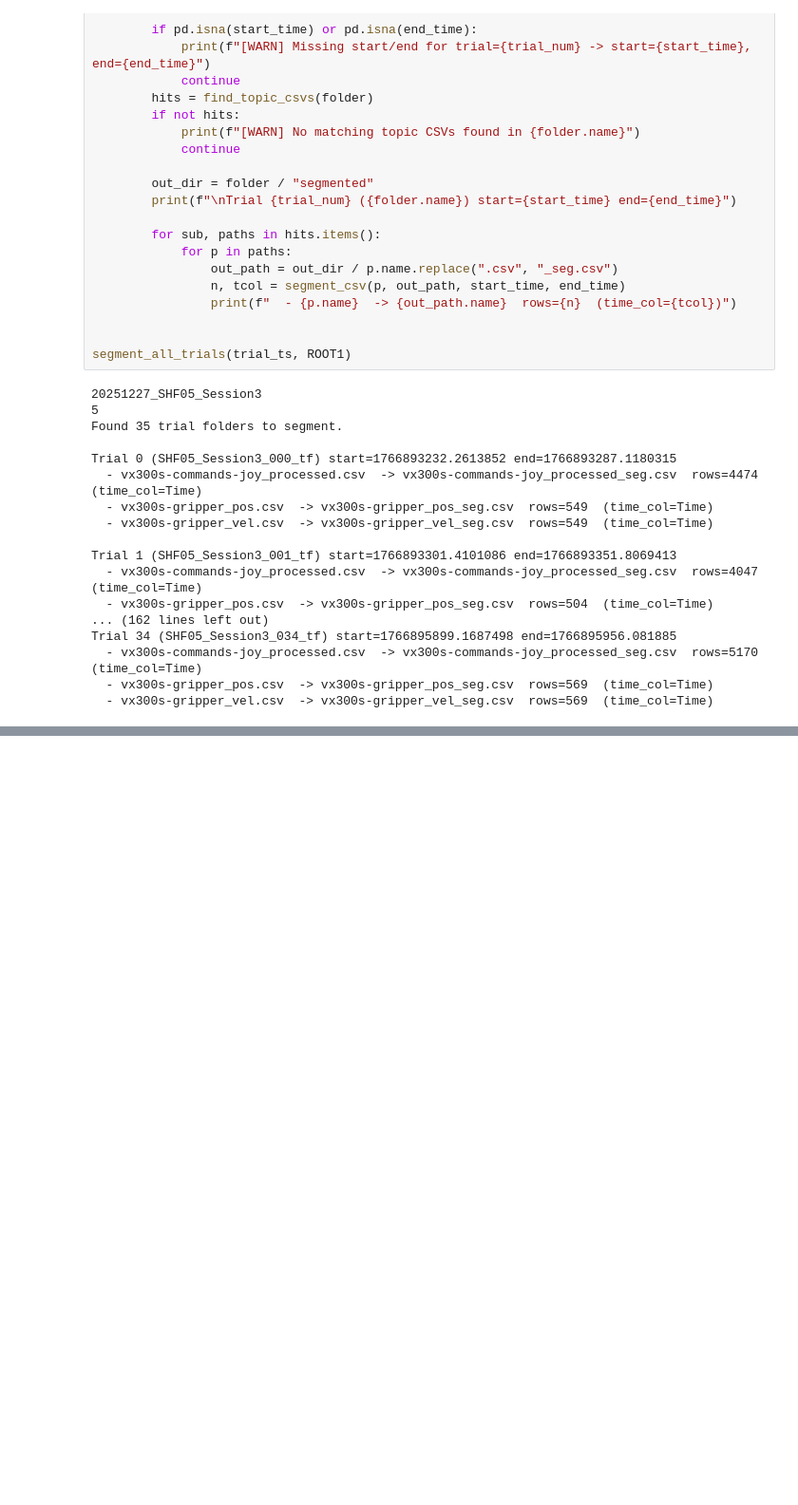
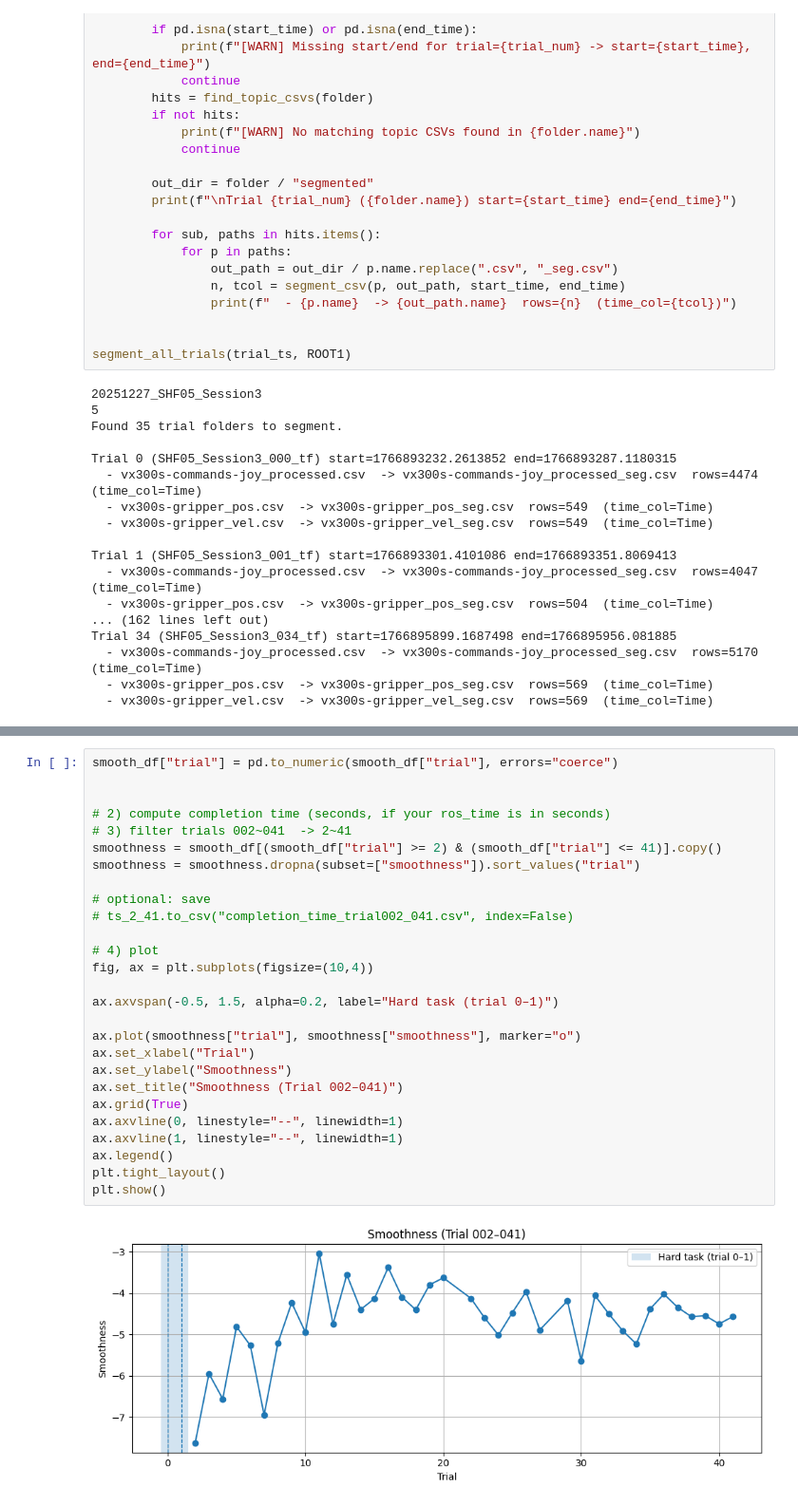
Before and after one commit to KylerHong/Morpheus_Haptic_Sleeve, a Jupyter notebook: Segmentation.ipynb, the cells around one changed output, grey strips where cells are left out. Shown at 95% size. Drawn from its saved outputs; the diff is of its cells as text; blank space fills up the shorter version.

```diff
--- a/Segmentation.ipynb
+++ b/Segmentation.ipynb
@@ -368,0 +958,29 @@ Trial 34 (SHF05_Session3_034_tf) start=1766895899.1687498 end=1766895956.081885
+# %%
+smooth_df["trial"] = pd.to_numeric(smooth_df["trial"], errors="coerce")
+
+
+# 2) compute completion time (seconds, if your ros_time is in seconds)
+# 3) filter trials 002~041  -> 2~41
+smoothness = smooth_df[(smooth_df["trial"] >= 2) & (smooth_df["trial"] <= 41)].copy()
+smoothness = smoothness.dropna(subset=["smoothness"]).sort_values("trial")
+
+# optional: save
+# ts_2_41.to_csv("completion_time_trial002_041.csv", index=False)
+
+# 4) plot
+fig, ax = plt.subplots(figsize=(10,4))
+
+ax.axvspan(-0.5, 1.5, alpha=0.2, label="Hard task (trial 0–1)")
+
+ax.plot(smoothness["trial"], smoothness["smoothness"], marker="o")
+ax.set_xlabel("Trial")
+ax.set_ylabel("Smoothness")
+ax.set_title("Smoothness (Trial 002–041)")
+ax.grid(True)
+ax.axvline(0, linestyle="--", linewidth=1)
+ax.axvline(1, linestyle="--", linewidth=1)
+ax.legend()
+plt.tight_layout()
+plt.show()
+# %% [output]
+[figure, added]
```
Also changed, not shown: parts of 9 cells of this notebook.
